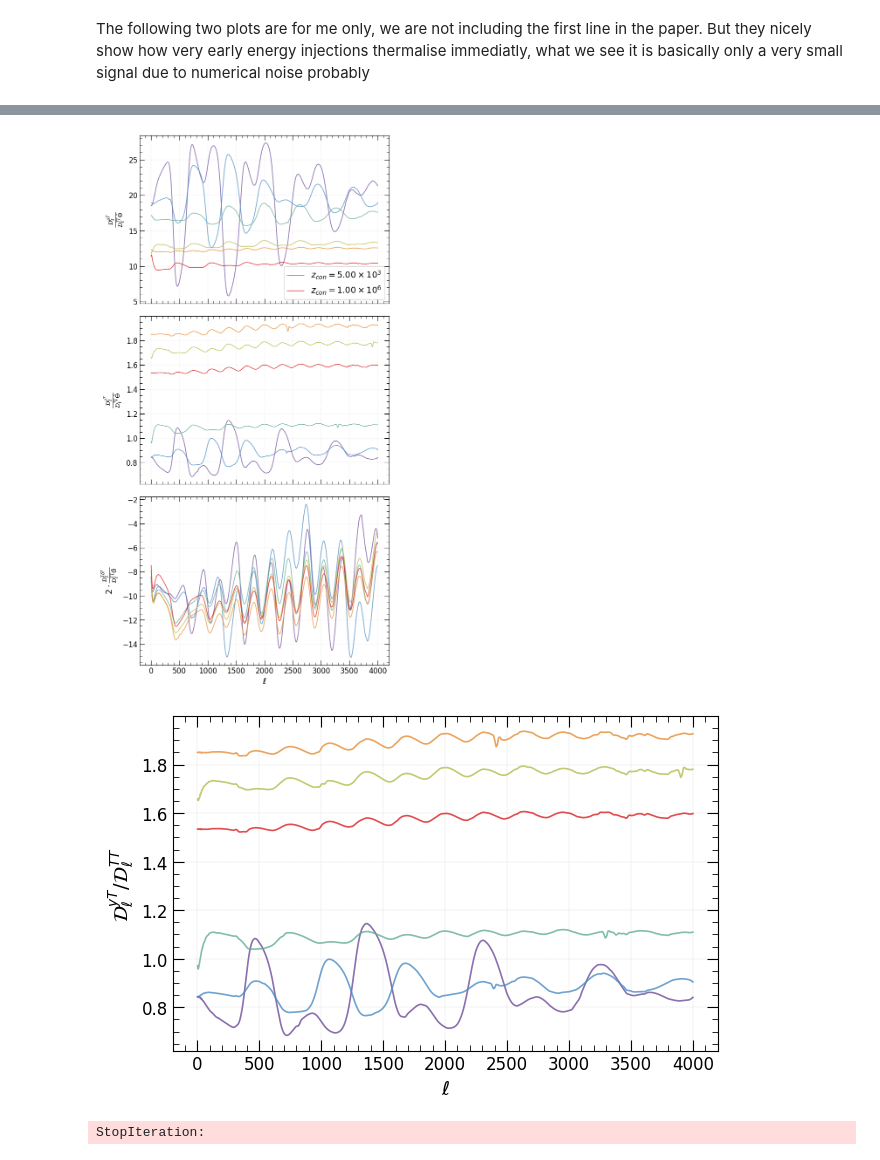
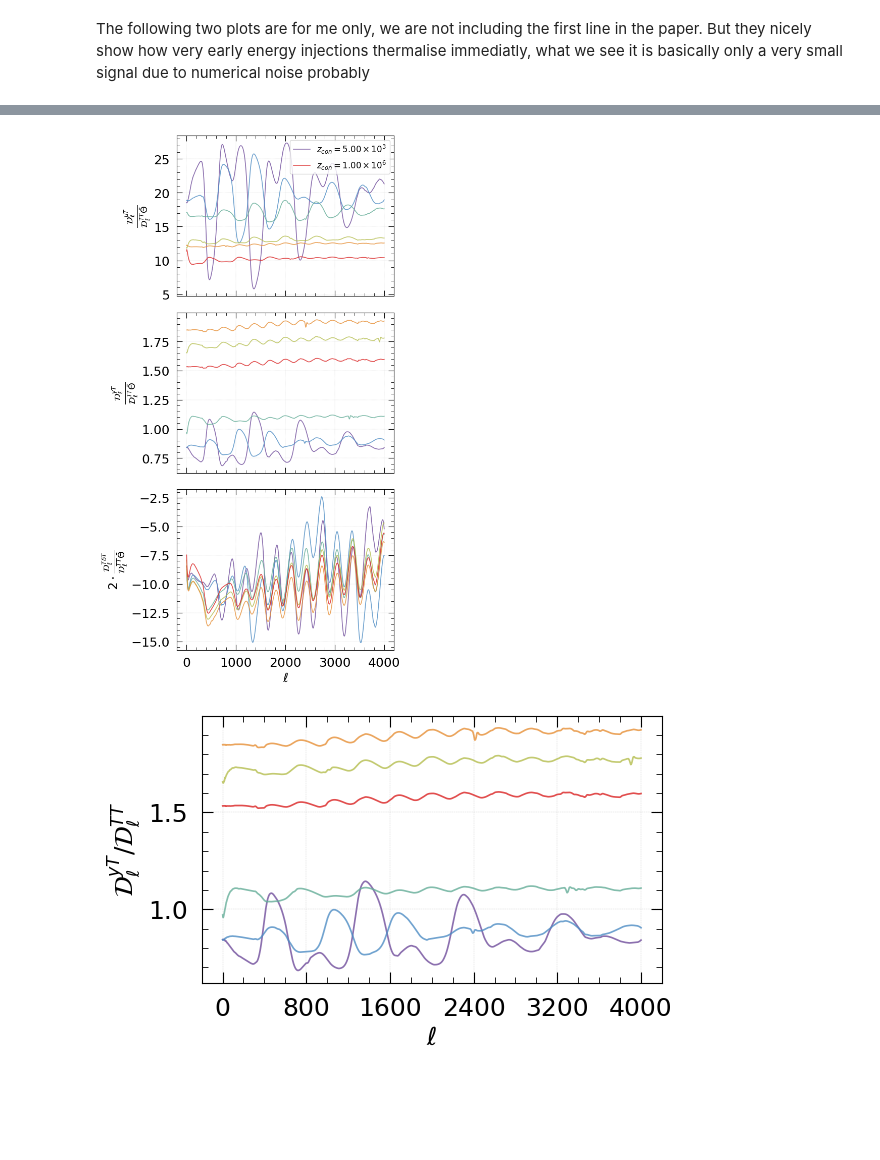
Before and after one commit to Sareva00/Photon_conversion, a Jupyter notebook: power_spectra.ipynb, the cells around one changed output, grey strips where cells are left out. Drawn from its saved outputs; the diff is of its cells as text; code cells hidden in the pictures; blank space fills up the shorter version.

```diff
--- a/power_spectra.ipynb
+++ b/power_spectra.ipynb
@@ -83,6 +138,6 @@ plt.show()
 # %%
 
-fig, ax = plt.subplots(1, 1, figsize=mplt.set_size(mplt.width))
+fig, ax = plt.subplots(1, 1, figsize=set_size(width_jcap))
 
 ax.plot(ell, muT, color=colors2[3], alpha=0.7, linestyle="-", label="muT")
 ax.plot(ell, -muT, color=colors2[3], alpha=0.7, linestyle="--")
@@ -91,10 +146,10 @@ ax.plot(ell, muT_1, color=colors2[0], alpha=0.7, linestyle="-", label="muT_1")
 ax.plot(ell, muT_2, color=colors2[1], alpha=0.7, linestyle="-", label="muT_2")
 ax.plot(ell, muT_3, color=colors2[2], alpha=0.7, linestyle="-", label="muT_3")
 
-
-mplt.set_ticks(ax)
-mplt.set_labels(ax, x_label="$\\ell$", x_log=True, y_label="$\\mathcal{D}_{\\ell}^{{T \\delta T}} $", y_log=True, title=None)
-
+ax.set_xlabel("$\\ell$")
+ax.set_ylabel("$\\mathcal{D}_{\\ell}^{{\\mu T}} $")
+ax.set_xscale('log')
+ax.set_yscale('log')
 
 ax.legend()
 plt.show()
@@ -103,6 +158,6 @@ plt.show()
 # %%
 
-fig, ax = plt.subplots(1, 1, figsize=mplt.set_size(mplt.width))
+fig, ax = plt.subplots(1, 1, figsize=set_size(width_jcap))
 
 ax.plot(ell, yT, color=colors[3], alpha=0.7, linestyle="-", label="yT")
 ax.plot(ell, -yT, color=colors[3], alpha=0.7, linestyle="--")
@@ -113,9 +168,10 @@ ax.plot(ell, yT_2, color=colors[1], alpha=0.7, linestyle="-", label="yT_2")
 ax.plot(ell, yT_3, color=colors[2], alpha=0.7, linestyle="-", label="yT_3")
 
 
-mplt.set_ticks(ax)
-mplt.set_labels(ax, x_label="$\\ell$", x_log=True, y_label="transfer function", y_log=True, title=None)
-
+ax.set_xlabel("$\\ell$")
+ax.set_ylabel("$\\mathcal{D}_{\\ell}^{{y T }} $")
+ax.set_xscale('log')
+ax.set_yscale('log')
 
 ax.legend()
 plt.show()
@@ -124,5 +180,5 @@ plt.show()
 # %%
-fig, ax = plt.subplots(1, 1, figsize=mplt.set_size(mplt.width))
+fig, ax = plt.subplots(1, 1, figsize=set_size(width_jcap))
 
 
 
@@ -135,8 +191,10 @@ ax.plot(ell, yT_2, color=colors2[1], alpha=0.7, linestyle="-")
 ax.plot(ell, yT_3, color=colors2[2], alpha=0.7, linestyle="-")
 
 
-mplt.set_ticks(ax)
-mplt.set_labels(ax, x_label="$\\ell$", x_log=True, y_label="$\\mathcal{D}_{\\ell}^{{XY}} $", y_log=True, title=None)
+ax.set_xlabel("$\\ell$")
+ax.set_ylabel("$\\mathcal{D}_{\\ell}^{{XY}} $")
+ax.set_xscale('log')
+ax.set_yscale('log')
 
 ax.annotate("$yT$", xy=(5, 3e-4), fontsize=12)
 ax.annotate("$\\mu T$", xy=(5, 8e-3), fontsize=12)
@@ -226,7 +437,7 @@ def extract_PS_batch(folder_path, index_max):
     return np.array(ellT), np.array(TT),np.array(yT), np.array(muT), np.array(deltaTT)
 # %%
 #ell_batch , TT_batch , yT_batch, muT_batch= extract_PS_batch("../Data/Dark-photons/outputs-dp_PSbatch/",15)
-ell_batch , TT_batch , yT_batch, muT_batch , deltaTT_batch = extract_PS_batch("../Data/Dark-photons/output_dp_PS2/outputs-dp2.0_PS",6)
+ell_batch , TT_batch , yT_batch, muT_batch , deltaTT_batch = extract_PS_batch("../Data/Dark-photons/outputs_dp_PS-fullbatch",6)
 # %%
 def truncated_cmap(cmap_name, minval=0.1, maxval=0.9, n=15):
     cmap = plt.matplotlib.colormaps[cmap_name]
@@ -242,7 +453,7 @@ zcon = np.geomspace(5e3, 1e6,num=15)
 lines =[]
 
 
-fig, ax = plt.subplots(3, 1, figsize=mplt.set_size(mplt.width, 1, (3,1)), sharex='col')
+fig, ax = plt.subplots(3, 1, figsize=set_size(width_jcap, 1, (3,1)), sharex='col')
 
 for i in range(len(TT_batch)):
         line = ax[0].plot(ell_batch[0], muT_batch[i]/TT_batch[i]/theta_bar, color=colors(i), alpha=0.8, linestyle="-", linewidth=1.2)
@@ -260,36 +471,36 @@ for i in range(len(TT_batch)):
 for i in range(len(TT_batch)):
         ax[2].plot(ell_batch[0], 2*deltaTT_batch[i]/TT_batch[i]/theta_bar, color=colors(i), alpha=0.8, linestyle="-", linewidth=1.2)
 
 mplt.set_ticks(ax[0])
 mplt.set_labels(ax[0], x_label=None, x_log=False, y_label="$\\frac{\\mathcal{D}_{\\ell}^{{\\mu T}}}{\\mathcal{D}_{\\ell}^{{TT}} \\bar{\\Theta}}$", y_log=False, title=None)
 
 ax[0].grid(which='minor', visible=False)
 ax[0].legend()
 
 mplt.set_ticks(ax[1])
 mplt.set_labels(ax[1], x_label=None, x_log=False, y_label="$\\frac{\\mathcal{D}_{\\ell}^{{y T}}}{\\mathcal{D}_{\\ell}^{{TT}} \\bar{\\Theta}}$", y_log=False, title=None)
 
 ax[1].grid(which='minor', visible=False)
 
 mplt.set_ticks(ax[2])
 mplt.set_labels(ax[2], x_label="$\\ell$", x_log=False, y_label="$2 \\cdot \\frac{\\mathcal{D}_{\\ell}^{{T \\delta T}}}{\\mathcal{D}_{\\ell}^{{TT}} \\bar{\\Theta}}$", y_log=False, title=None)
 
 ax[2].grid(which='minor', visible=False)
 
 ax[0].tick_params(labelbottom=False)
 ax[1].tick_params(labelbottom=False)
 
 
 
 plt.tight_layout()
 
 plt.savefig('outputs/XT-batch.pdf', dpi=300, bbox_inches="tight")
 
 plt.show()
 # %% [output]
-[figure, old version]
+[figure, new version]
 # %%
-fig, ax = plt.subplots(1, 1, figsize=mplt.set_size(mplt.width))
+fig, ax = plt.subplots(1, 1, figsize=set_size(width_jcap))
 
 
 for i in range(len(TT_batch)):
@@ -313,7 +524,7 @@ ax.grid(which='minor', visible=False)
 
 plt.show()
 # %% [output]
-[figure, old version]
+[figure, new version]
 # %%
 def extract_PS_ISO(folder_path, index_max):
     """Extract scattering basis transfer function data from files in a folder """
@@ -340,7 +551,3 @@ def extract_PS_ISO(folder_path, index_max):
 
 
     return np.array(ellT), np.array(TT),np.array(yT), np.array(muT), np.array(deltaTT)
-# %%
-ell_batch , TT_batch , yT_batch, muT_batch , deltaTT_batch = extract_PS_ISO("../Data/Dark-photons/output_dp_PS2/PS-iso",6)
-# %% [output]
-StopIteration:
```
Also changed, not shown: parts of 18 cells of this notebook, 1 other file.
